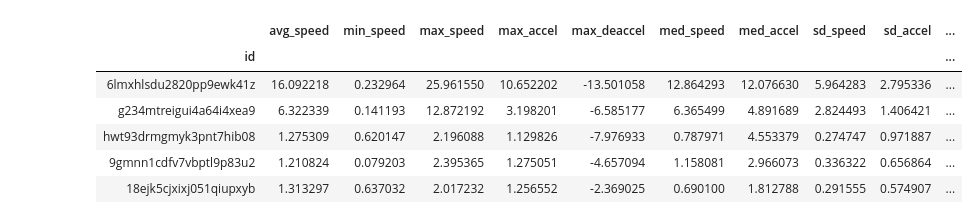
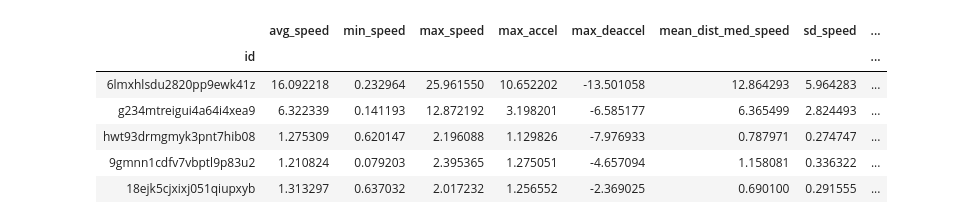
Before and after one commit to kristoffersaastad/mapillary, a Jupyter notebook: DataAnalysis.ipynb, the cells around one changed output. Saved outputs shown, nothing was run; the diff lists cells and outputs as text; code cells hidden in the pictures.

```diff
--- a/DataAnalysis.ipynb
+++ b/DataAnalysis.ipynb
@@ -8,26 +11,42 @@ from IPython.display import display
 # %%
-def match_data_to_labels(train, labels):
-    columns_names=list(train.columns) + list(labels.columns)
-    df = pd.DataFrame(np.zeros([labels.shape[0], train.shape[1]+1]), columns=columns_names, index=labels.index)
+def match_data_to_label(features, matched):
+    columns_names=list(features.columns) + list(matched.columns) if "label" not in features.index else list(features.columns)
+    df = pd.DataFrame(np.zeros([matched.shape[0], len(columns_names)]), columns=columns_names, index=labels.index)
     for _id, seq in df.iterrows():
+        found = True
         for item in columns_names[:-1]:
-            seq[item] = train.at[_id, item]
-        seq["label"] = labels.at[_id,"label"]
+            if(_id in features.index):
+                seq[item] = features.at[_id, item]
+            else:
+                found = False
+                continue
+        if(found):
+            seq["label"] = matched.at[_id,"label"]
     return df
+
+
+def match_data_by_id(features, new):
+    columns_names=list(features.columns)
+    df = pd.DataFrame(np.zeros([new.shape[0], len(columns_names)]), columns=columns_names, index=new.index)
+    for _id, seq in df.iterrows():
+        found = True
+        for item in columns_names:
+            seq[item] = features.at[_id, item]
+    return df
 # %%
-raw_data = pd.read_csv("training_data/features.csv").drop_duplicates(subset=["id"],keep="first").set_index("id")
-labels = pd.read_csv("sequence_labels.csv").drop_duplicates(subset=["id"],keep="first").set_index("id")
-data = match_data_to_labels(raw_data, labels)
+raw_data = pd.read_csv("training_data/features_no_dupes.csv", index_col=["id"])
+labels = pd.read_csv("sequence_labels_1.csv", index_col="id")
+data = match_data_to_label(raw_data, labels)
 features = data.columns.values[:-1]
 data.head()
 # %% [output]
-|  | avg_speed | min_speed | max_speed | max_accel | max_deaccel | med_speed | med_accel | sd_speed | sd_accel | ... |
-| id |  |  |  |  |  |  |  |  |  | ... |
-| 6lmxhlsdu2820pp9ewk41z | 16.092218 | 0.232964 | 25.961550 | 10.652202 | -13.501058 | 12.864293 | 12.076630 | 5.964283 | 2.795336 | ... |
-| g234mtreigui4a64i4xea9 | 6.322339 | 0.141193 | 12.872192 | 3.198201 | -6.585177 | 6.365499 | 4.891689 | 2.824493 | 1.406421 | ... |
-| hwt93drmgmyk3pnt7hib08 | 1.275309 | 0.620147 | 2.196088 | 1.129826 | -7.976933 | 0.787971 | 4.553379 | 0.274747 | 0.971887 | ... |
-| 9gmnn1cdfv7vbptl9p83u2 | 1.210824 | 0.079203 | 2.395365 | 1.275051 | -4.657094 | 1.158081 | 2.966073 | 0.336322 | 0.656864 | ... |
-| 18ejk5cjxixj051qiupxyb | 1.313297 | 0.637032 | 2.017232 | 1.256552 | -2.369025 | 0.690100 | 1.812788 | 0.291555 | 0.574907 | ... |
+|  | avg_speed | min_speed | max_speed | max_accel | max_deaccel | mean_dist_med_speed | sd_speed | ... |
+| id |  |  |  |  |  |  |  | ... |
+| 6lmxhlsdu2820pp9ewk41z | 16.092218 | 0.232964 | 25.961550 | 10.652202 | -13.501058 | 12.864293 | 5.964283 | ... |
+| g234mtreigui4a64i4xea9 | 6.322339 | 0.141193 | 12.872192 | 3.198201 | -6.585177 | 6.365499 | 2.824493 | ... |
+| hwt93drmgmyk3pnt7hib08 | 1.275309 | 0.620147 | 2.196088 | 1.129826 | -7.976933 | 0.787971 | 0.274747 | ... |
+| 9gmnn1cdfv7vbptl9p83u2 | 1.210824 | 0.079203 | 2.395365 | 1.275051 | -4.657094 | 1.158081 | 0.336322 | ... |
+| 18ejk5cjxixj051qiupxyb | 1.313297 | 0.637032 | 2.017232 | 1.256552 | -2.369025 | 0.690100 | 0.291555 | ... |
 # %%
 data.label.value_counts().plot(kind='bar', title='Count (target)')
 data.label.value_counts()
```
Also changed, not shown: parts of 9 cells of this notebook, 38 other files.
